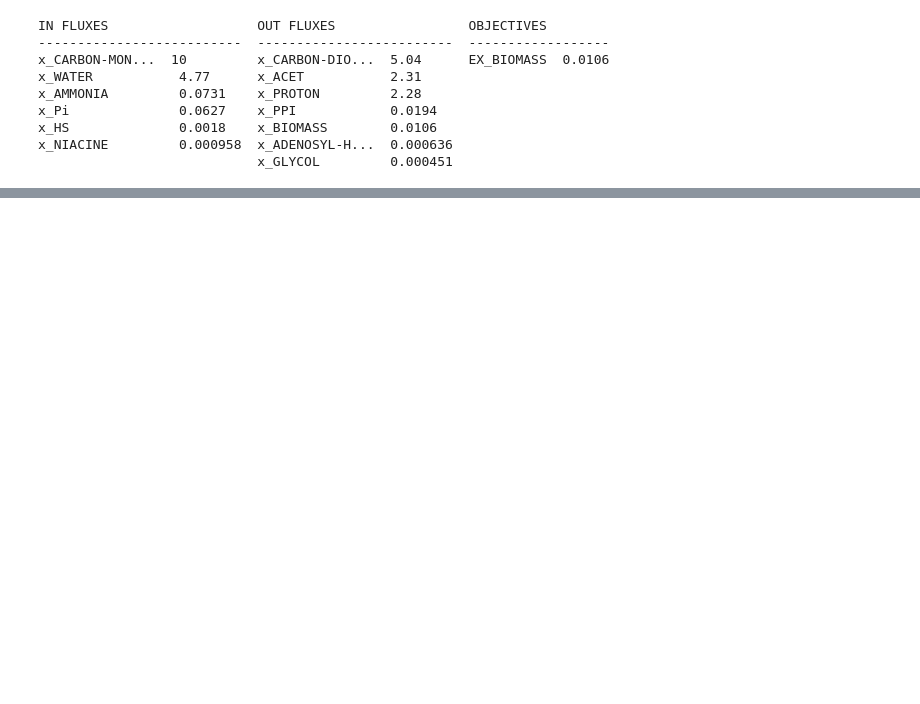
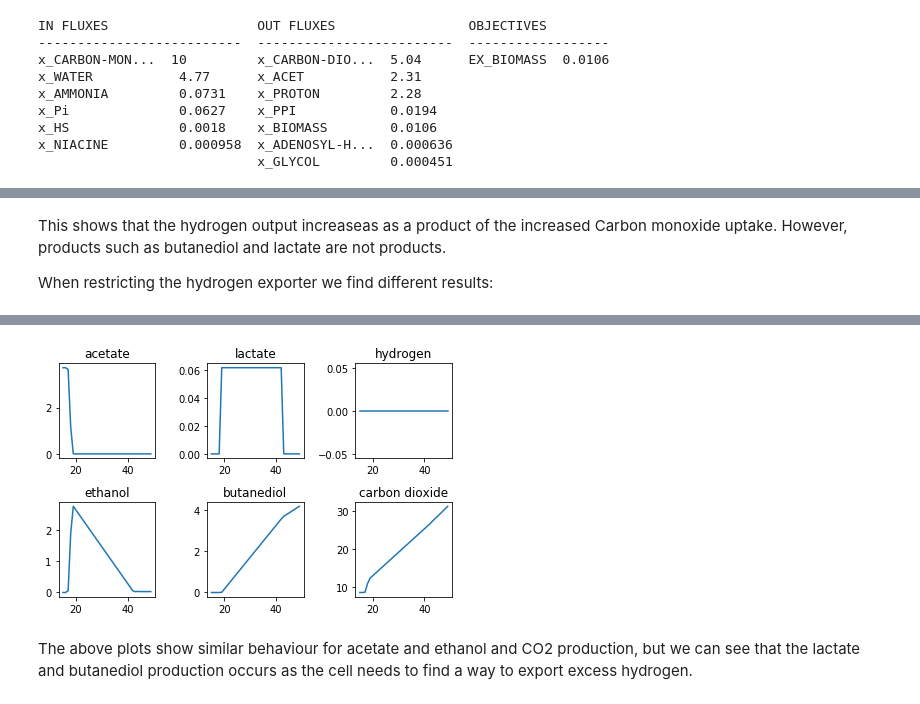
Before and after one commit to SBRCNottingham/caceto_supp, a Jupyter notebook: model_tests.ipynb, the cells around one changed output, grey strips where cells are left out. Drawn from its saved outputs; the diff is of its cells as text; code cells hidden in the pictures; blank space fills up the shorter version.

```diff
--- a/model_tests.ipynb
+++ b/model_tests.ipynb
@@ -92,0 +171,45 @@ x_NIACINE         0.000958  x_ADENOSYL-H...  0.000636
+# %% [markdown]
+This shows that the hydrogen output increaseas as a product of the increased Carbon monoxide uptake. However, products such as butanediol and lactate are not products.
+
+When restricting the hydrogen exporter we find different results:
+# %%
+model = project.load_design('fluxm_flux_minimisation_h2_restricted')
+v_acetate = [] ; v_ethanol = [] ; v_lactate = [] ; v_butanediol = [] ; v_hydrogen = [] ; v_CO2 = []
+
+
+co_uptake_range = np.arange(15,50,1) #define range of co uptake fluxes (args: start, stop, step)
+#fba scan
+for co_uptake in co_uptake_range:
+
+    model.reactions.get_by_id('EX_CARBON-MONOXIDE').bounds = (-co_uptake,-co_uptake)
+    sol = model.optimize()
+    v = sol.fluxes
+    v_acetate.append(v['EX_ACET'])
+    v_ethanol.append(v['EX_ETOH'])
+    v_lactate.append(v['EX_D-LACTATE'])
+    v_butanediol.append(v['EX_BUTANEDIOL'])
+    v_hydrogen.append(v['EX_HYDROGEN-MOLECULE'])
+    v_CO2.append(v['EX_CARBON-DIOXIDE'])
+
+#plot co uptake vs. products
+fig, ax = plt.subplots(2,3)
+ax[0,0].plot(co_uptake_range,v_acetate)
+ax[0,0].set_title('acetate')
+
+ax[1,0].plot(co_uptake_range,v_ethanol)
+ax[1,0].set_title('ethanol')
+
+ax[0,1].plot(co_uptake_range,v_lactate)
+ax[0,1].set_title('lactate')
+
+ax[1,1].plot(co_uptake_range,v_butanediol)
+ax[1,1].set_title('butanediol')
+
+ax[0,2].plot(co_uptake_range,v_hydrogen)
+ax[0,2].set_title('hydrogen')
+
+ax[1,2].plot(co_uptake_range,v_CO2)
+ax[1,2].set_title('carbon dioxide')
+
+plt.tight_layout()
+# %% [output]
@@ -92,0 +217,3 @@ x_NIACINE         0.000958  x_ADENOSYL-H...  0.000636
+[figure, added]
+# %% [markdown]
+The above plots show similar behaviour for acetate and ethanol and CO2 production, but we can see that the lactate and butanediol production occurs as the cell needs to find a way to export excess hydrogen.
```
Also changed, not shown: parts of 13 cells of this notebook.
